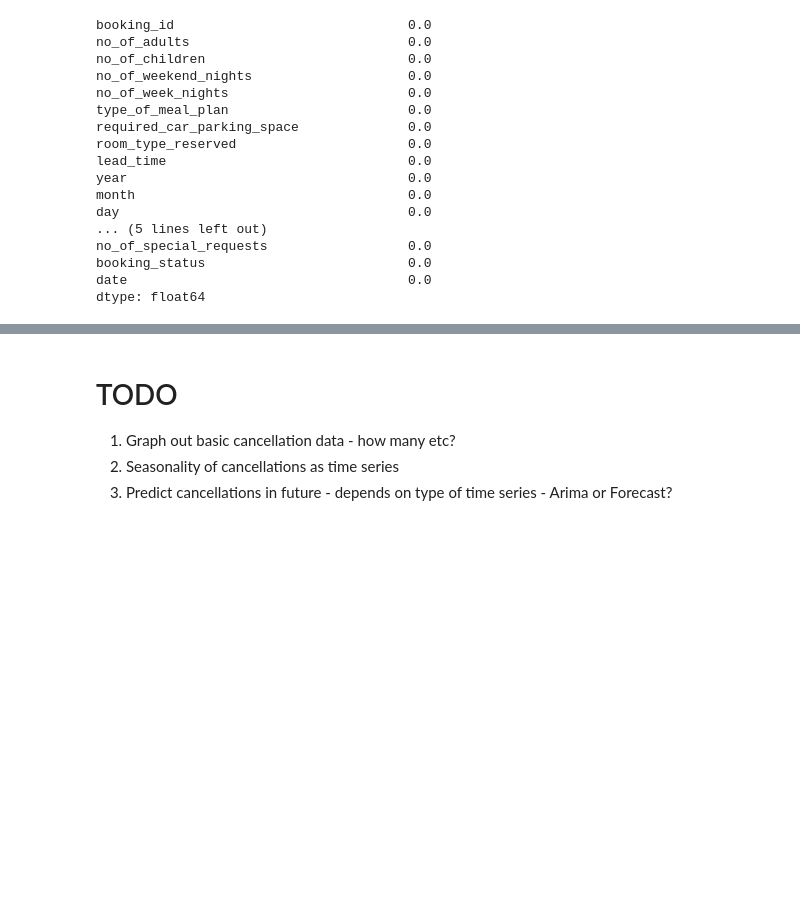
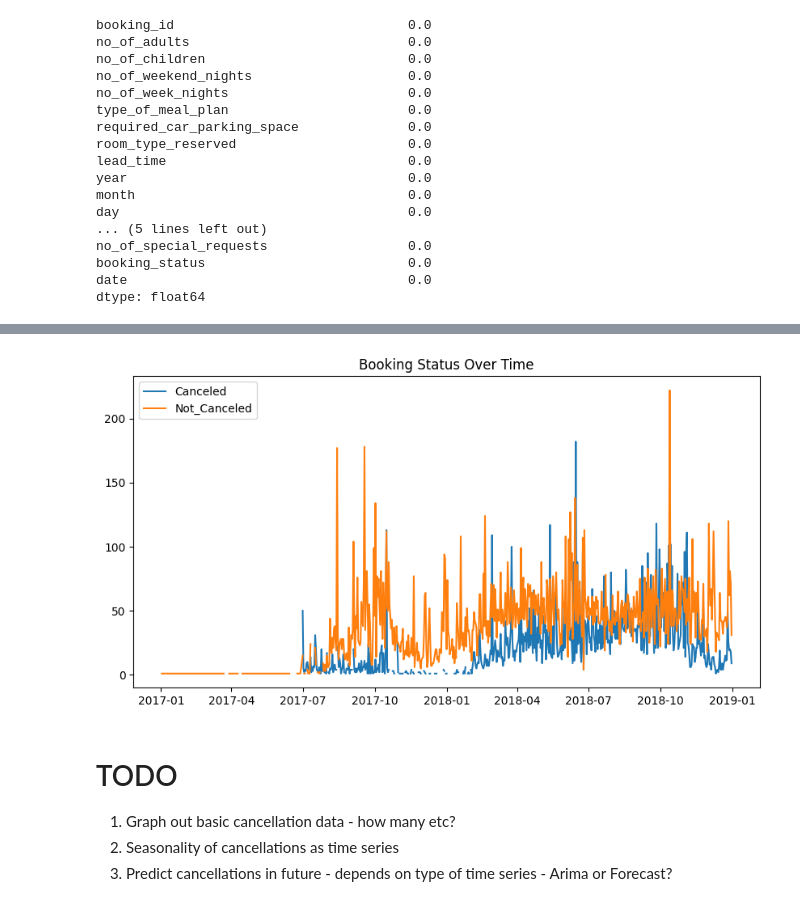
Before and after one commit to dtt101/alchemy, a Jupyter notebook: notebooks/competition-hotels.ipynb, the cells around one changed output, grey strips where cells are left out. Saved outputs shown, nothing was run; the diff lists cells and outputs as text; code cells hidden in the pictures; blank space fills up the shorter version.

```diff
--- a/notebooks/competition-hotels.ipynb
+++ b/notebooks/competition-hotels.ipynb
@@ -374,3 +382,13 @@ dtype: float64
+# %%
+# plot cancelled or not cancelled booking status over time in a line chart
+plt.figure(figsize=(10, 5))
+plt.plot(hotels.groupby('date')['booking_status'].value_counts().unstack().index, hotels.groupby('date')['booking_status'].value_counts().unstack()['Canceled'])
+plt.plot(hotels.groupby('date')['booking_status'].value_counts().unstack().index, hotels.groupby('date')['booking_status'].value_counts().unstack()['Not_Canceled'])
+plt.legend(['Canceled', 'Not_Canceled'])
+plt.title('Booking Status Over Time')
+plt.show()
+# %% [output]
+[figure, added]
 # %% [markdown]
 # TODO
 
```
Also changed, not shown: parts of 2 cells of this notebook.
